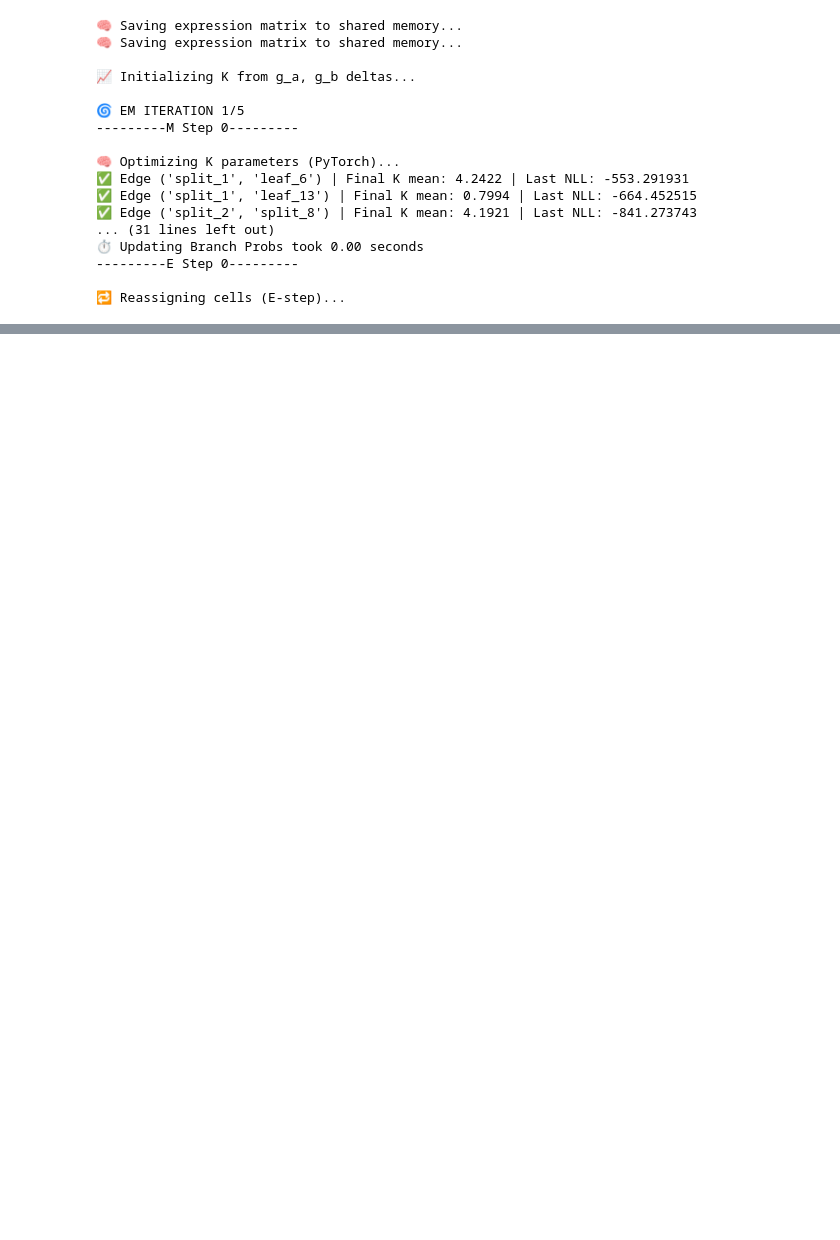
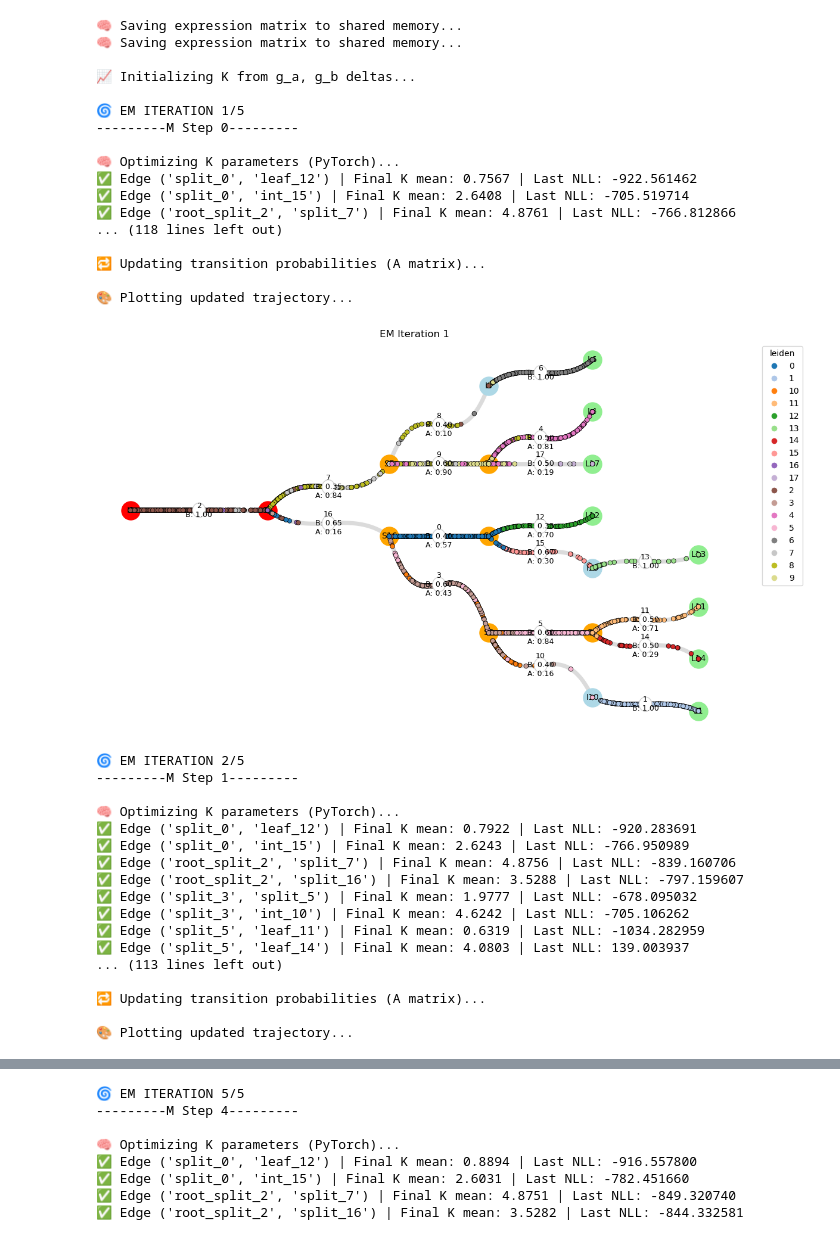
Before and after one commit to GriffinBINF/viCSHMM, a Jupyter notebook: FULL EM.ipynb, the cells around one changed output, grey strips where cells are left out. Saved outputs shown, nothing was run; the diff lists cells and outputs as text; code cells hidden in the pictures; blank space fills up the shorter version.

```diff
--- a/FULL EM.ipynb
+++ b/FULL EM.ipynb
@@ -1346,29 +1497,48 @@ traj_graph.plot_cells_on_trajectory(
 # %%
 trainer = EMTrainer(traj_graph, cell_assignment, verbose=True, debug=False, timer=True)
 traj_graph, new_cell_assignment = trainer.run_em(
     n_iterations=5,
     score_threshold = 0.0,
     reassign_workers=None,
     optimize_K_lr=0.05,
     optimize_K_epochs=100,
     optimize_K_tol=1e-5,
+    reassign_n_neighbors = 1,
     plot=True
 )
 # %% [output]
 🧠 Saving expression matrix to shared memory...
 🧠 Saving expression matrix to shared memory...
 
 📈 Initializing K from g_a, g_b deltas...
 
 🌀 EM ITERATION 1/5
 ---------M Step 0---------
 
 🧠 Optimizing K parameters (PyTorch)...
-✅ Edge ('split_1', 'leaf_6') | Final K mean: 4.2422 | Last NLL: -553.291931
-✅ Edge ('split_1', 'leaf_13') | Final K mean: 0.7994 | Last NLL: -664.452515
-✅ Edge ('split_2', 'split_8') | Final K mean: 4.1921 | Last NLL: -841.273743
-... (31 lines left out)
-⏱️ Updating Branch Probs took 0.00 seconds
----------E Step 0---------
+✅ Edge ('split_0', 'leaf_12') | Final K mean: 0.7567 | Last NLL: -922.561462
+✅ Edge ('split_0', 'int_15') | Final K mean: 2.6408 | Last NLL: -705.519714
+✅ Edge ('root_split_2', 'split_7') | Final K mean: 4.8761 | Last NLL: -766.812866
+... (118 lines left out)
 
-🔁 Reassigning cells (E-step)...
+🔁 Updating transition probabilities (A matrix)...
+
+🎨 Plotting updated trajectory...
+[figure, added]
+🌀 EM ITERATION 2/5
+---------M Step 1---------
+
+🧠 Optimizing K parameters (PyTorch)...
+✅ Edge ('split_0', 'leaf_12') | Final K mean: 0.7922 | Last NLL: -920.283691
+✅ Edge ('split_0', 'int_15') | Final K mean: 2.6243 | Last NLL: -766.950989
+✅ Edge ('root_split_2', 'split_7') | Final K mean: 4.8756 | Last NLL: -839.160706
+✅ Edge ('root_split_2', 'split_16') | Final K mean: 3.5288 | Last NLL: -797.159607
+✅ Edge ('split_3', 'split_5') | Final K mean: 1.9777 | Last NLL: -678.095032
+✅ Edge ('split_3', 'int_10') | Final K mean: 4.6242 | Last NLL: -705.106262
+✅ Edge ('split_5', 'leaf_11') | Final K mean: 0.6319 | Last NLL: -1034.282959
+✅ Edge ('split_5', 'leaf_14') | Final K mean: 4.0803 | Last NLL: 139.003937
+... (113 lines left out)
+
+🔁 Updating transition probabilities (A matrix)...
+
+🎨 Plotting updated trajectory...
@@ -1374,0 +1582,8 @@ traj_graph, new_cell_assignment = trainer.run_em(
+🌀 EM ITERATION 5/5
+---------M Step 4---------
+
+🧠 Optimizing K parameters (PyTorch)...
+✅ Edge ('split_0', 'leaf_12') | Final K mean: 0.8894 | Last NLL: -916.557800
+✅ Edge ('split_0', 'int_15') | Final K mean: 2.6031 | Last NLL: -782.451660
+✅ Edge ('root_split_2', 'split_7') | Final K mean: 4.8751 | Last NLL: -849.320740
+✅ Edge ('root_split_2', 'split_16') | Final K mean: 3.5282 | Last NLL: -844.332581
```
Also changed, not shown: parts of 4 cells of this notebook.
